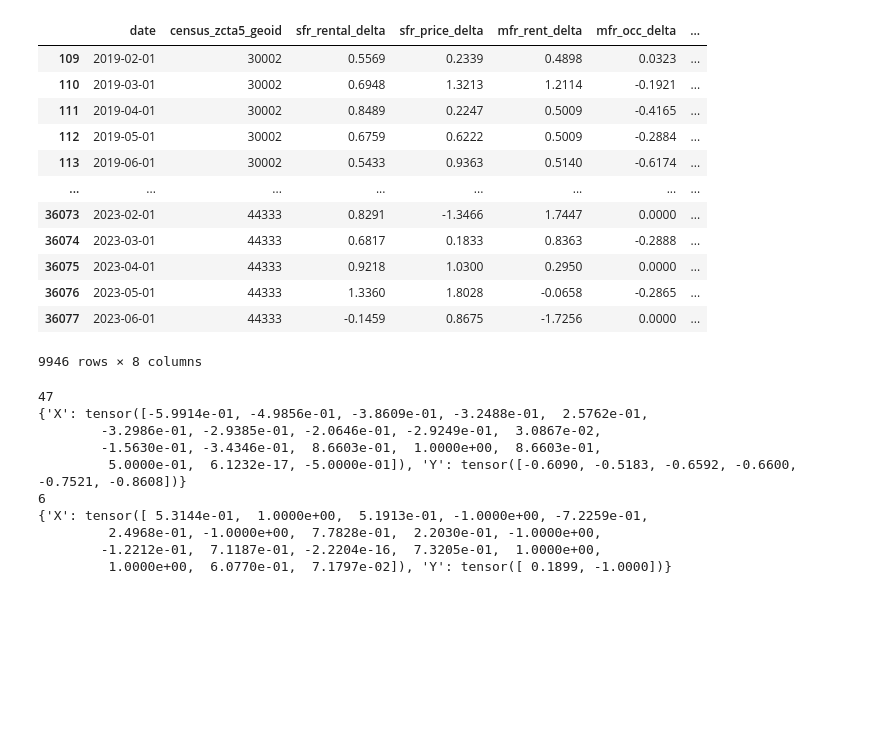
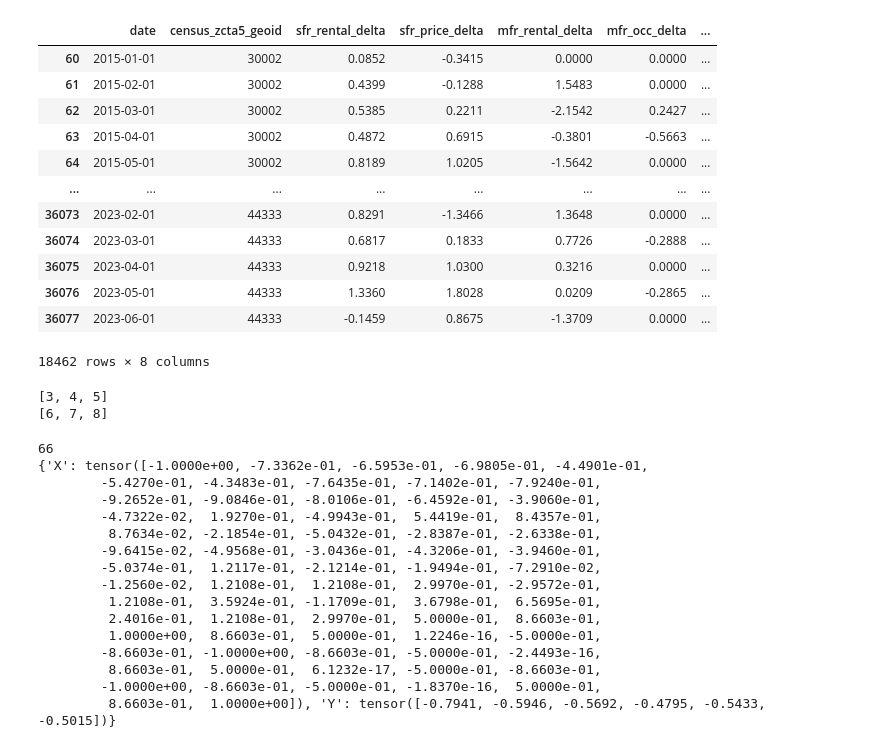
Before and after one commit to eihwood/Haystacks.AI-7, a Jupyter notebook: src/MLP_byzip.ipynb, the cells around one changed output. Drawn from its saved outputs; the diff is of its cells as text; code cells hidden in the pictures; blank space fills up the shorter version.

```diff
--- a/src/MLP_byzip.ipynb
+++ b/src/MLP_byzip.ipynb
@@ -46,38 +55,33 @@ df = df.loc[(df.date >= '2015-01-01') & (df.date <= '2023-06-01')]
 # drop incomplete zips
 drops = df.loc[df.mfr_occ.isna()].census_zcta5_geoid.unique().tolist()
 df.drop(df.loc[df['census_zcta5_geoid'].isin(drops)].index, inplace=True)
-# %%
-# Translate all index columns into delta
-df['offset_price_index'] = df['sfr_price_index'].shift(periods = 1)
-df.dropna(inplace=True)
-df['sfr_price_delta'] = df['sfr_price_index'] - df['offset_price_index']
-
-df['offset_mfrrent_index'] = df['mfr_mean_rent_index'].shift(periods = 1)
-df.dropna(inplace=True)
-df['mfr_rent_delta'] = df['mfr_mean_rent_index'] - df['offset_mfrrent_index']
-
-df['offset_mfrocc_index'] = df['mfr_mean_occ_index'].shift(periods = 1)
-df.dropna(inplace=True)
-df['mfr_occ_delta'] = df['mfr_mean_occ_index'] - df['offset_mfrocc_index']
 # %%
 # Keep only desired columns
 df = df[['date', 'census_zcta5_geoid', 'sfr_rental_delta', 'sfr_price_delta',
-         'mfr_rent_delta', 'mfr_occ_delta', 'cos_month', 'sin_month']]
+         'mfr_rental_delta', 'mfr_occ_delta', 'cos_month', 'sin_month']]
 df
 # %% [output]
-|  | date | census_zcta5_geoid | sfr_rental_delta | sfr_price_delta | mfr_rent_delta | mfr_occ_delta | ... |
-| 109 | 2019-02-01 | 30002 | 0.5569 | 0.2339 | 0.4898 | 0.0323 | ... |
-| 110 | 2019-03-01 | 30002 | 0.6948 | 1.3213 | 1.2114 | -0.1921 | ... |
-| 111 | 2019-04-01 | 30002 | 0.8489 | 0.2247 | 0.5009 | -0.4165 | ... |
-| 112 | 2019-05-01 | 30002 | 0.6759 | 0.6222 | 0.5009 | -0.2884 | ... |
-| 113 | 2019-06-01 | 30002 | 0.5433 | 0.9363 | 0.5140 | -0.6174 | ... |
+|  | date | census_zcta5_geoid | sfr_rental_delta | sfr_price_delta | mfr_rental_delta | mfr_occ_delta | ... |
+| 60 | 2015-01-01 | 30002 | 0.0852 | -0.3415 | 0.0000 | 0.0000 | ... |
+| 61 | 2015-02-01 | 30002 | 0.4399 | -0.1288 | 1.5483 | 0.0000 | ... |
+| 62 | 2015-03-01 | 30002 | 0.5385 | 0.2211 | -2.1542 | 0.2427 | ... |
+| 63 | 2015-04-01 | 30002 | 0.4872 | 0.6915 | -0.3801 | -0.5663 | ... |
+| 64 | 2015-05-01 | 30002 | 0.8189 | 1.0205 | -1.5642 | 0.0000 | ... |
 | ... | ... | ... | ... | ... | ... | ... | ... |
-| 36073 | 2023-02-01 | 44333 | 0.8291 | -1.3466 | 1.7447 | 0.0000 | ... |
-| 36074 | 2023-03-01 | 44333 | 0.6817 | 0.1833 | 0.8363 | -0.2888 | ... |
-| 36075 | 2023-04-01 | 44333 | 0.9218 | 1.0300 | 0.2950 | 0.0000 | ... |
-| 36076 | 2023-05-01 | 44333 | 1.3360 | 1.8028 | -0.0658 | -0.2865 | ... |
-| 36077 | 2023-06-01 | 44333 | -0.1459 | 0.8675 | -1.7256 | 0.0000 | ... |
+| 36073 | 2023-02-01 | 44333 | 0.8291 | -1.3466 | 1.3648 | 0.0000 | ... |
+| 36074 | 2023-03-01 | 44333 | 0.6817 | 0.1833 | 0.7726 | -0.2888 | ... |
+| 36075 | 2023-04-01 | 44333 | 0.9218 | 1.0300 | 0.3216 | 0.0000 | ... |
+| 36076 | 2023-05-01 | 44333 | 1.3360 | 1.8028 | 0.0209 | -0.2865 | ... |
+| 36077 | 2023-06-01 | 44333 | -0.1459 | 0.8675 | -1.3709 | 0.0000 | ... |
-9946 rows × 8 columns
+18462 rows × 8 columns
+# %%
+array = [3, 4, 5, 6, 7, 8, 9]
+
+print(array[0:3])
+print(array[3:6])
+# %% [output]
+[3, 4, 5]
+[6, 7, 8]
 # %%
 # Define class
 
@@ -148,23 +145,26 @@ for zipcode in df['census_zcta5_geoid'].unique():
     zip_dict_test[zipcode] = test_sfr
 # %%
 # check contents of dict
-print(zip_dict_train['30002'].__len__())
-print(zip_dict_train['30002'].__getitem__(0))
-
-print(zip_dict_test['30002'].__len__())
-print(zip_dict_test['30002'].__getitem__(0))
+print(len(zip_dict_train['30002']))
+print(zip_dict_train['30002'][0])
 
 # for given index
 # returns X as 1x18 vector (3 months for each of the 6 input variables)
 # returns y as 1x6 vecotr (6 month prediction for sfr_rental)
 # %% [output]
-47
-{'X': tensor([-5.9914e-01, -4.9856e-01, -3.8609e-01, -3.2488e-01,  2.5762e-01,
-        -3.2986e-01, -2.9385e-01, -2.0646e-01, -2.9249e-01,  3.0867e-02,
-        -1.5630e-01, -3.4346e-01,  8.6603e-01,  1.0000e+00,  8.6603e-01,
-         5.0000e-01,  6.1232e-17, -5.0000e-01]), 'Y': tensor([-0.6090, -0.5183, -0.6592, -0.6600, -0.7521, -0.8608])}
-6
-{'X': tensor([ 5.3144e-01,  1.0000e+00,  5.1913e-01, -1.0000e+00, -7.2259e-01,
-         2.4968e-01, -1.0000e+00,  7.7828e-01,  2.2030e-01, -1.0000e+00,
-        -1.2212e-01,  7.1187e-01, -2.2204e-16,  7.3205e-01,  1.0000e+00,
-         1.0000e+00,  6.0770e-01,  7.1797e-02]), 'Y': tensor([ 0.1899, -1.0000])}
+66
+{'X': tensor([-1.0000e+00, -7.3362e-01, -6.5953e-01, -6.9805e-01, -4.4901e-01,
+        -5.4270e-01, -4.3483e-01, -7.6435e-01, -7.1402e-01, -7.9240e-01,
+        -9.2652e-01, -9.0846e-01, -8.0106e-01, -6.4592e-01, -3.9060e-01,
+        -4.7322e-02,  1.9270e-01, -4.9943e-01,  5.4419e-01,  8.4357e-01,
+         8.7634e-02, -2.1854e-01, -5.0432e-01, -2.8387e-01, -2.6338e-01,
+        -9.6415e-02, -4.9568e-01, -3.0436e-01, -4.3206e-01, -3.9460e-01,
+        -5.0374e-01,  1.2117e-01, -2.1214e-01, -1.9494e-01, -7.2910e-02,
+        -1.2560e-02,  1.2108e-01,  1.2108e-01,  2.9970e-01, -2.9572e-01,
+         1.2108e-01,  3.5924e-01, -1.1709e-01,  3.6798e-01,  6.5695e-01,
+         2.4016e-01,  1.2108e-01,  2.9970e-01,  5.0000e-01,  8.6603e-01,
+         1.0000e+00,  8.6603e-01,  5.0000e-01,  1.2246e-16, -5.0000e-01,
+        -8.6603e-01, -1.0000e+00, -8.6603e-01, -5.0000e-01, -2.4493e-16,
+         8.6603e-01,  5.0000e-01,  6.1232e-17, -5.0000e-01, -8.6603e-01,
+        -1.0000e+00, -8.6603e-01, -5.0000e-01, -1.8370e-16,  5.0000e-01,
+         8.6603e-01,  1.0000e+00]), 'Y': tensor([-0.7941, -0.5946, -0.5692, -0.4795, -0.5433, -0.5015])}
```
Also changed, not shown: parts of 16 cells of this notebook.
